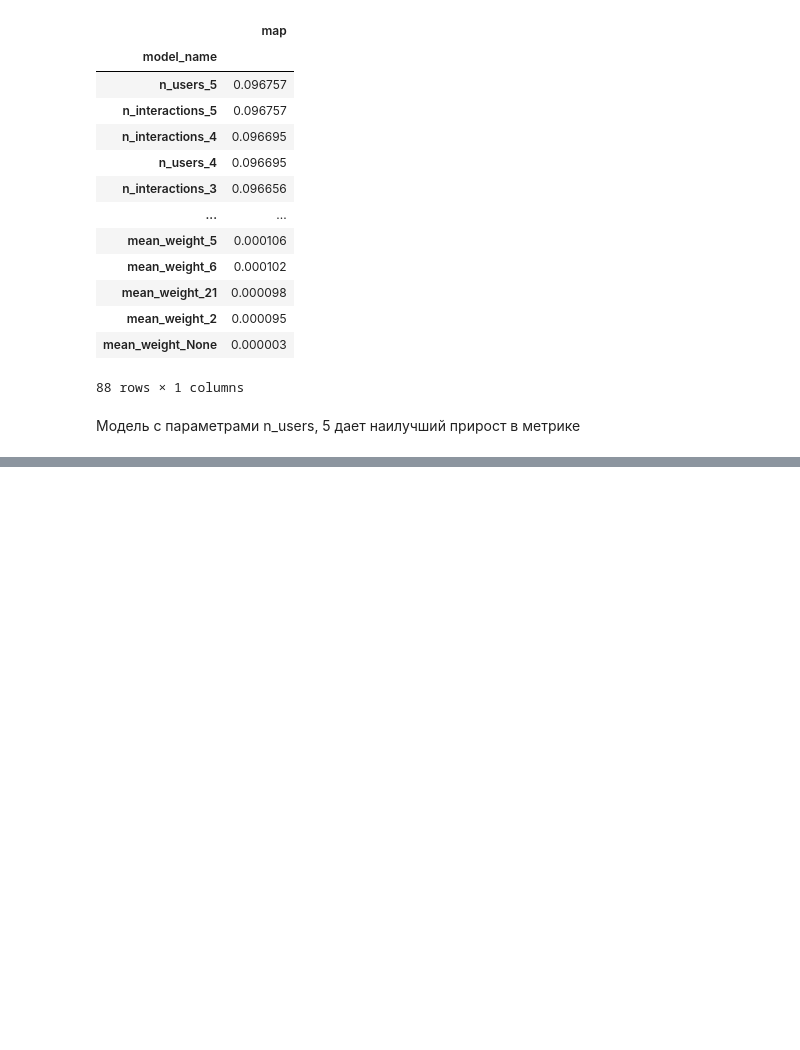
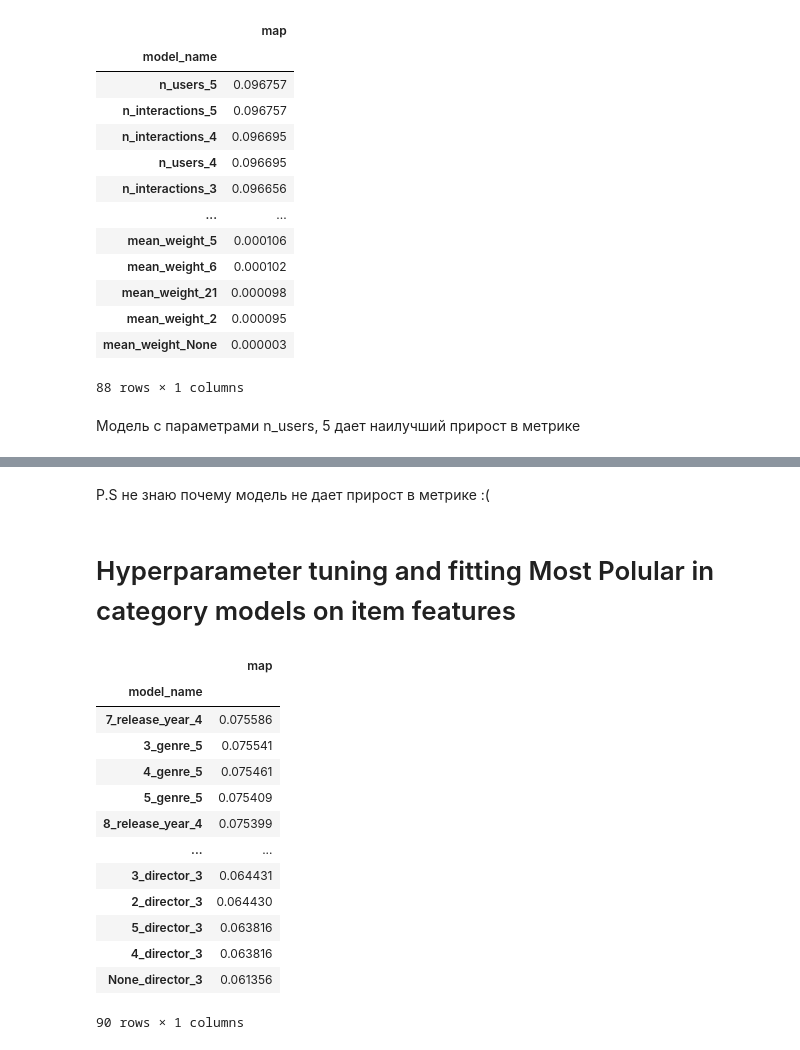
Before and after one commit to daniildiveev/mts-recsys, a Jupyter notebook: 1st_homework.ipynb, the cells around one changed output, grey strips where cells are left out. Saved outputs shown, nothing was run; the diff lists cells and outputs as text; code cells hidden in the pictures; blank space fills up the shorter version.

```diff
--- a/1st_homework.ipynb
+++ b/1st_homework.ipynb
@@ -225,0 +321,12 @@ sample_submission.to_csv("submissions/popular_model.csv", index=False)
+# %% [markdown]
+P.S не знаю почему модель не дает прирост в метрике :(
+# %% [markdown]
+# Hyperparameter tuning and fitting Most Polular in category models on item features
+# %%
+model_parameters = {
+    "period" : [None] + [i for i in range(1, 10)],
+    "category_feature" : ['genre', 'release_year', 'director'],
+    "n_categories" : [3,4,5]
+}
+# %%
+parameter_grid = list(product(*list(model_parameters.values())))
@@ -225,0 +385,19 @@ sample_submission.to_csv("submissions/popular_model.csv", index=False)
+# %%
+results_df = pd.DataFrame(data=results)
+# %%
+results_df.groupby("model_name").mean().sort_values('map', ascending=False)
+# %% [output]
+|  | map |
+| model_name |  |
+| 7_release_year_4 | 0.075586 |
+| 3_genre_5 | 0.075541 |
+| 4_genre_5 | 0.075461 |
+| 5_genre_5 | 0.075409 |
+| 8_release_year_4 | 0.075399 |
+| ... | ... |
+| 3_director_3 | 0.064431 |
+| 2_director_3 | 0.064430 |
+| 5_director_3 | 0.063816 |
+| 4_director_3 | 0.063816 |
+| None_director_3 | 0.061356 |
+90 rows × 1 columns
```
Also changed, not shown: parts of 17 cells of this notebook.
